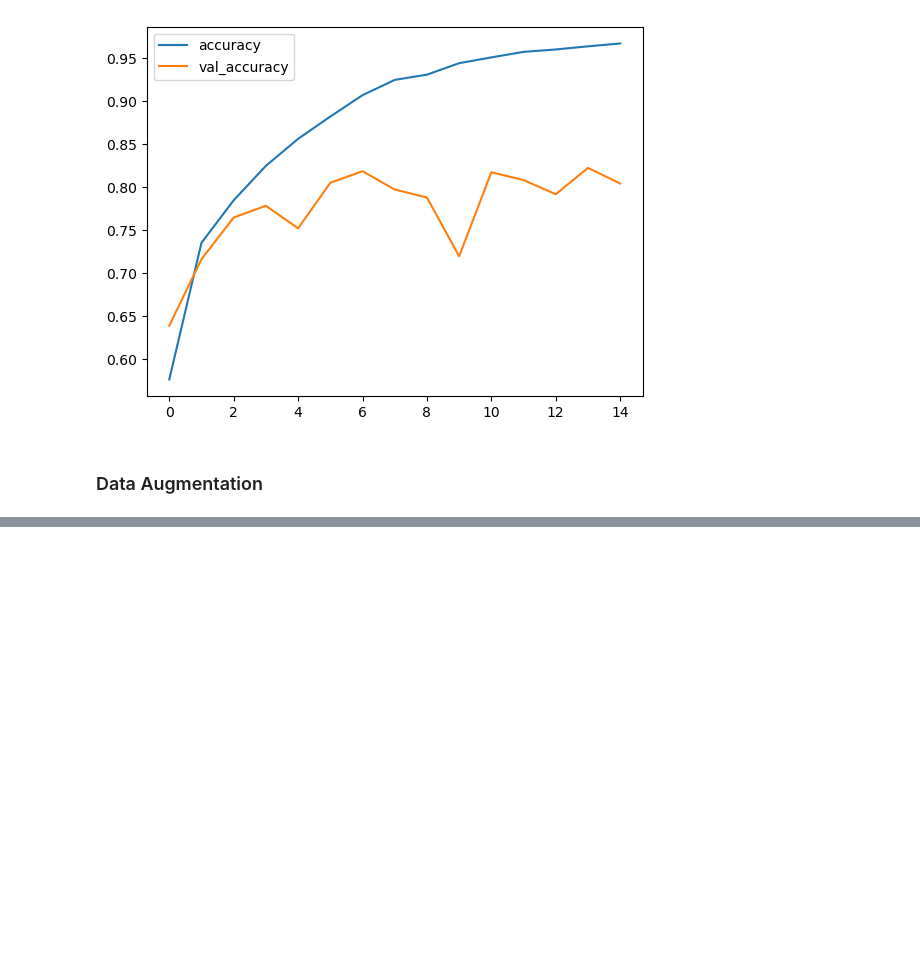
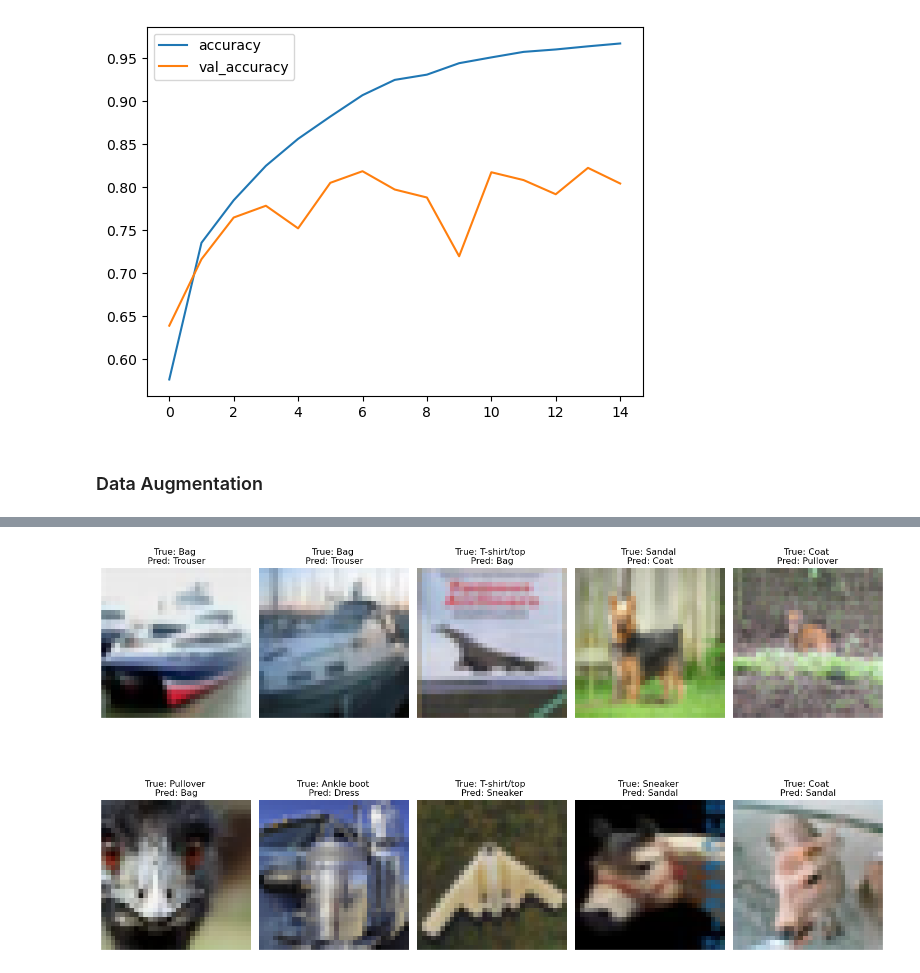
Before and after one commit to AIwithLucas/Deep-Learning, a Jupyter notebook: 3_Convolutional-Neural-Networks/Cifar10_Color_CNN.ipynb, the cells around one changed output, grey strips where cells are left out. Drawn from its saved outputs; the diff is of its cells as text; code cells hidden in the pictures; blank space fills up the shorter version.

```diff
--- a/3_Convolutional-Neural-Networks/Cifar10_Color_CNN.ipynb
+++ b/3_Convolutional-Neural-Networks/Cifar10_Color_CNN.ipynb
@@ -276,0 +320,16 @@ Epoch 3/15
+# %%
+misclassified_idx = np.where(y_pred_classes != y_test)[0]
+
+num_samples = 10
+plt.figure(figsize=(15, 10))
+
+for i, idx in enumerate(misclassified_idx[:num_samples]):
+    plt.subplot(2, 5, i + 1)
+    plt.imshow(x_test[idx].squeeze(), cmap='gray')
+    plt.title(f"True: {class_labels[y_test[idx]]} \nPred: {class_labels[y_pred_classes[idx]]}")
+    plt.axis('off')
+
+plt.tight_layout()
+plt.show()
+# %% [output]
+[figure, added]
```
Also changed, not shown: parts of 3 cells of this notebook.
